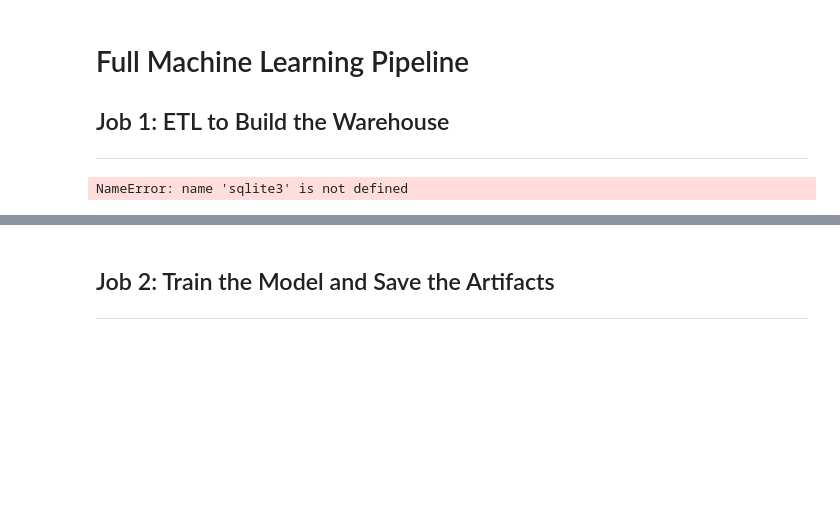
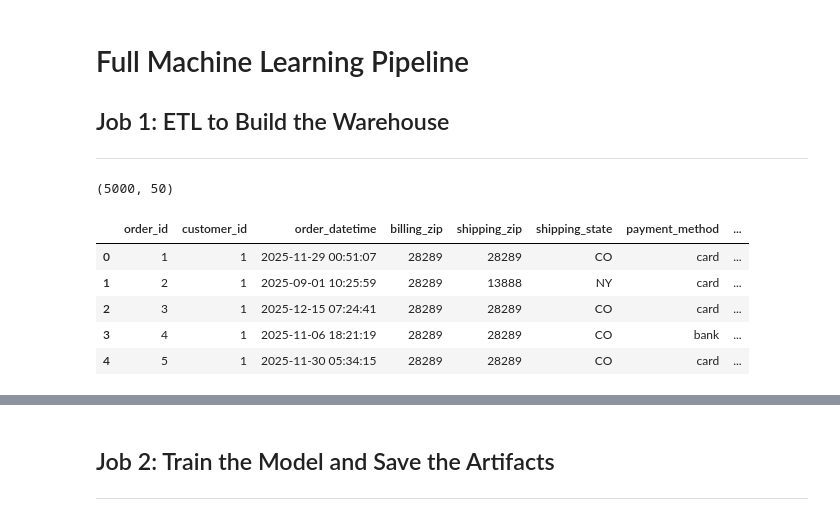
Before and after one commit to lincolnadams5/ShopPracticePipeline, a Jupyter notebook: pipeline/full_pipeline.ipynb, the cells around one changed output, grey strips where cells are left out. Saved outputs shown, nothing was run; the diff lists cells and outputs as text; code cells hidden in the pictures; blank space fills up the shorter version.

```diff
--- a/pipeline/full_pipeline.ipynb
+++ b/pipeline/full_pipeline.ipynb
@@ -10,5 +21,7 @@ import os
 # %%
-src = sqlite3.connect('shop.db')
+#Load tables from shop.db
+
+src = sqlite3.connect(r"C:\Users\apier\OneDrive\Documents\Code\455\project\shop.db")
 
 orders      = pd.read_sql('SELECT * FROM orders', src)
 customers   = pd.read_sql('SELECT * FROM customers', src)
@@ -23,6 +36,4 @@ order_items = pd.read_sql('''
 reviews = pd.read_sql('SELECT customer_id, rating FROM product_reviews', src)
 
 src.close()
-# %% [output]
-NameError: name 'sqlite3' is not defined
 # %%
@@ -50,18 +65,29 @@ reviews_agg = reviews.groupby('customer_id').agg(
     customer_review_count = ('rating', 'count'),
 ).reset_index()
 # %%
+#Join everything onto orders (one row per order, with customer, shipment, items, and review features)
+
 df = orders.copy()
 
 cust_cols = ['customer_id', 'gender', 'birthdate', 'created_at',
              'city', 'state', 'zip_code', 'customer_segment',
              'loyalty_tier', 'is_active']
 df = df.merge(customers[cust_cols], on='customer_id', how='left')
 
 ship_cols = [c for c in shipments.columns if c != 'shipment_id']
 df = df.merge(shipments[ship_cols], on='order_id', how='left')
 
 df = df.merge(items_agg, on='order_id', how='left')
 df = df.merge(reviews_agg, on='customer_id', how='left')
+df = df.drop(columns=['is_fraud'])
 
 print(df.shape)
 df.head()
+# %% [output]
+(5000, 50)
+|  | order_id | customer_id | order_datetime | billing_zip | shipping_zip | shipping_state | payment_method | ... |
+| 0 | 1 | 1 | 2025-11-29 00:51:07 | 28289 | 28289 | CO | card | ... |
+| 1 | 2 | 1 | 2025-09-01 10:25:59 | 28289 | 13888 | NY | card | ... |
+| 2 | 3 | 1 | 2025-12-15 07:24:41 | 28289 | 28289 | CO | card | ... |
+| 3 | 4 | 1 | 2025-11-06 18:21:19 | 28289 | 28289 | CO | bank | ... |
+| 4 | 5 | 1 | 2025-11-30 05:34:15 | 28289 | 28289 | CO | card | ... |
```
Also changed, not shown: parts of 29 cells of this notebook, 5 other files.
